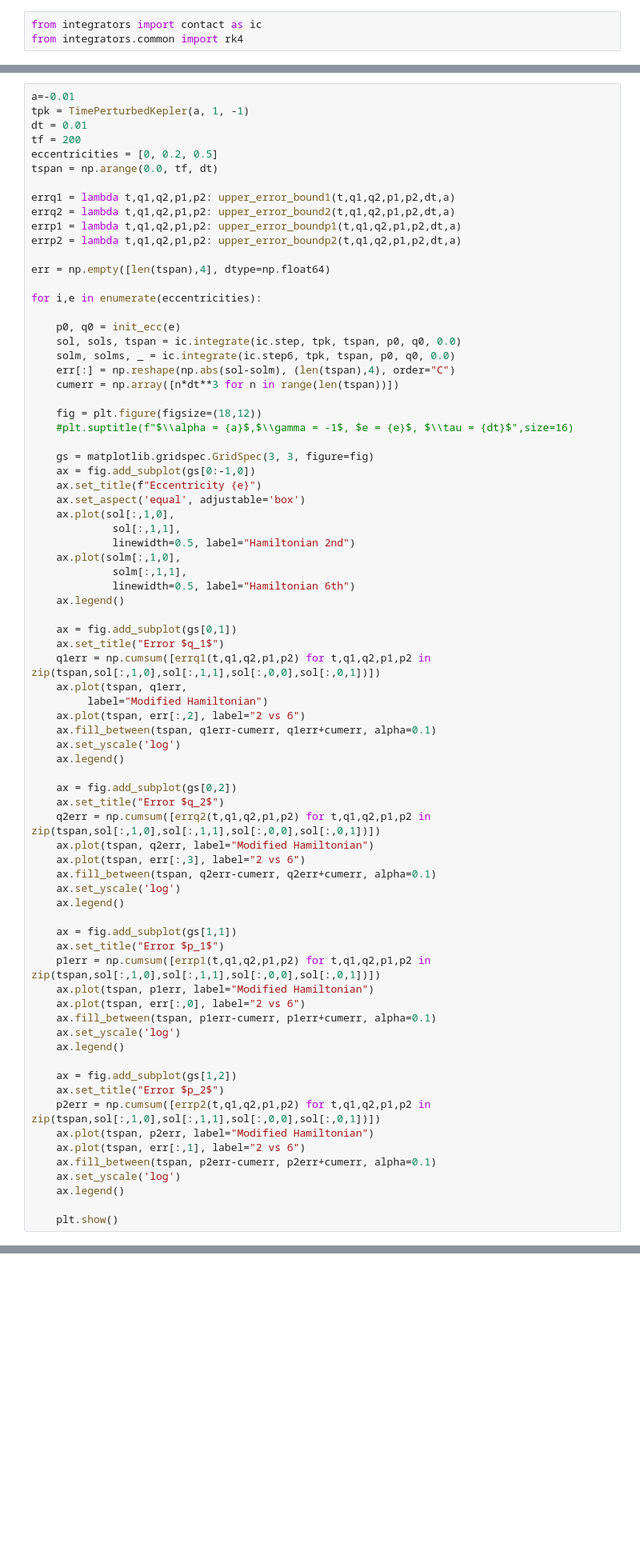
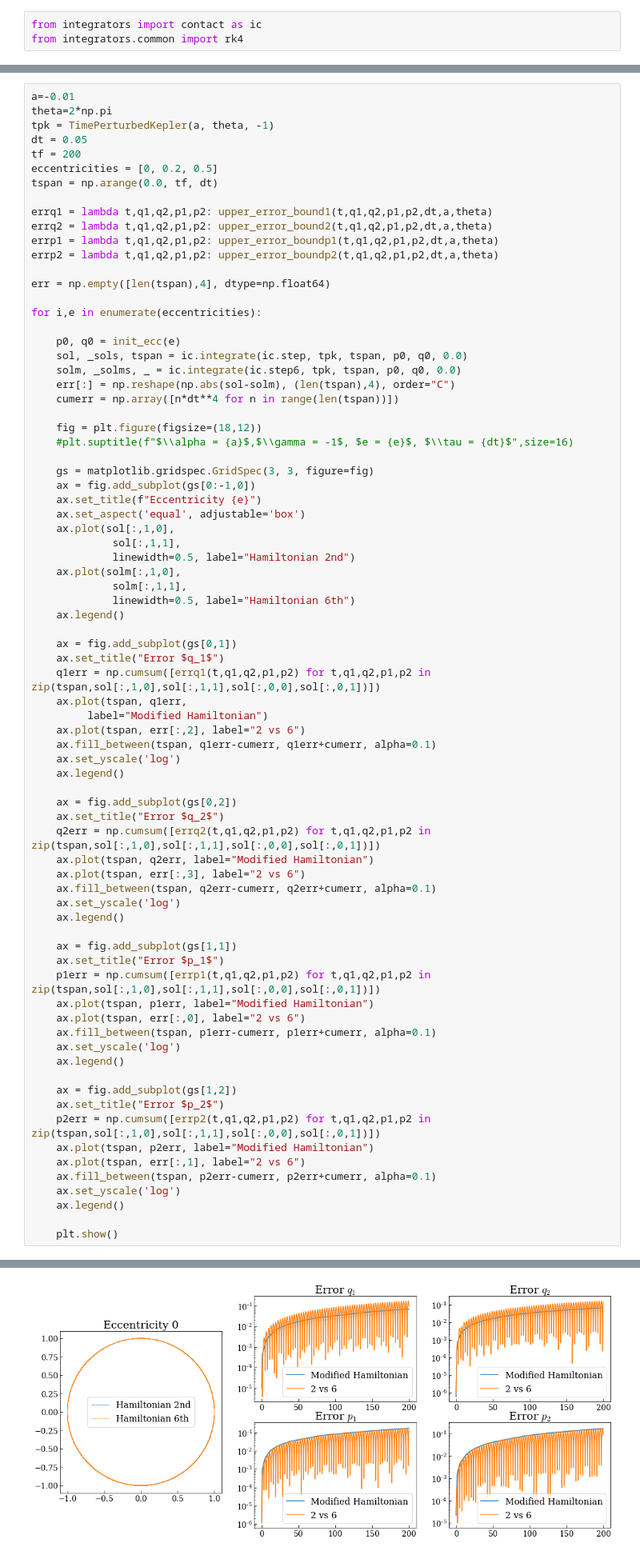
Before and after one commit to mseri/contact-integrators, a Jupyter notebook: The Time-Perturbed Kepler model -- Error Analysis.ipynb, the cells around one changed output, grey strips where cells are left out. Shown at 80% size. Saved outputs shown, nothing was run; the diff lists cells and outputs as text; blank space fills up the shorter version.

Commit message:
Kepler: add updated modified hamiltonian code
Signed-off-by: Marcello Seri <marcello.seri@gmail.com>

```diff
--- a/The Time-Perturbed Kepler model -- Error Analysis.ipynb
+++ b/The Time-Perturbed Kepler model -- Error Analysis.ipynb
@@ -87,25 +69,26 @@ def upper_error_boundp2(t, q1, q2, p1, p2, dt, a):
 # %%
 a=-0.01
-tpk = TimePerturbedKepler(a, 1, -1)
-dt = 0.01
+theta=2*np.pi
+tpk = TimePerturbedKepler(a, theta, -1)
+dt = 0.05
 tf = 200
 eccentricities = [0, 0.2, 0.5]
 tspan = np.arange(0.0, tf, dt)
 
-errq1 = lambda t,q1,q2,p1,p2: upper_error_bound1(t,q1,q2,p1,p2,dt,a)
-errq2 = lambda t,q1,q2,p1,p2: upper_error_bound2(t,q1,q2,p1,p2,dt,a)
-errp1 = lambda t,q1,q2,p1,p2: upper_error_boundp1(t,q1,q2,p1,p2,dt,a)
-errp2 = lambda t,q1,q2,p1,p2: upper_error_boundp2(t,q1,q2,p1,p2,dt,a)
+errq1 = lambda t,q1,q2,p1,p2: upper_error_bound1(t,q1,q2,p1,p2,dt,a,theta)
+errq2 = lambda t,q1,q2,p1,p2: upper_error_bound2(t,q1,q2,p1,p2,dt,a,theta)
+errp1 = lambda t,q1,q2,p1,p2: upper_error_boundp1(t,q1,q2,p1,p2,dt,a,theta)
+errp2 = lambda t,q1,q2,p1,p2: upper_error_boundp2(t,q1,q2,p1,p2,dt,a,theta)
 
 err = np.empty([len(tspan),4], dtype=np.float64)
 
 for i,e in enumerate(eccentricities):
 
     p0, q0 = init_ecc(e)
-    sol, sols, tspan = ic.integrate(ic.step, tpk, tspan, p0, q0, 0.0)
-    solm, solms, _ = ic.integrate(ic.step6, tpk, tspan, p0, q0, 0.0)
+    sol, _sols, tspan = ic.integrate(ic.step, tpk, tspan, p0, q0, 0.0)
+    solm, _solms, _ = ic.integrate(ic.step6, tpk, tspan, p0, q0, 0.0)
     err[:] = np.reshape(np.abs(sol-solm), (len(tspan),4), order="C")
-    cumerr = np.array([n*dt**3 for n in range(len(tspan))])
+    cumerr = np.array([n*dt**4 for n in range(len(tspan))])
 
     fig = plt.figure(figsize=(18,12))
     #plt.suptitle(f"$\\alpha = {a}$,$\\gamma = -1$, $e = {e}$, $\\tau = {dt}$",size=16)
@@ -164,0 +147 @@ ValueError: could not broadcast input array from shape (20000,4) into shape (200
+[figure, added]
```
Also changed, not shown: parts of 2 cells of this notebook.
